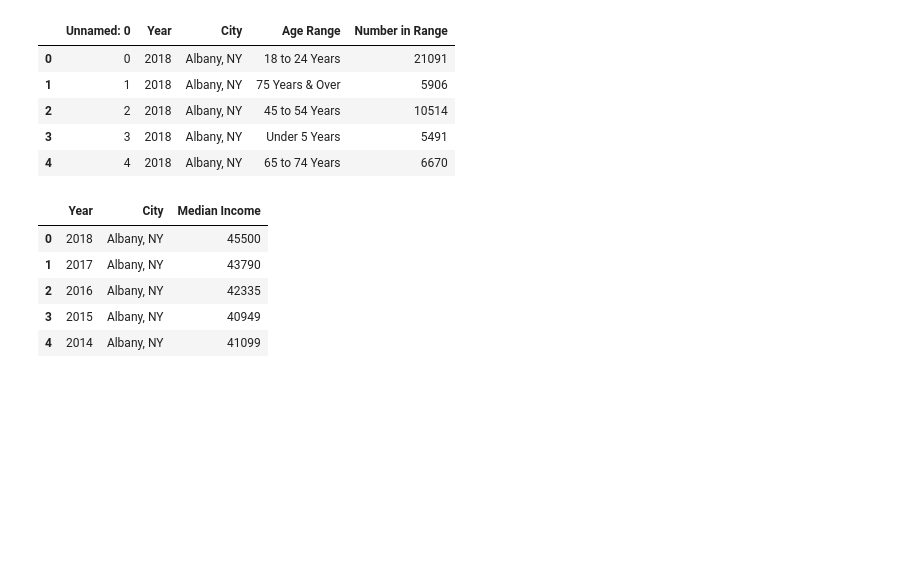
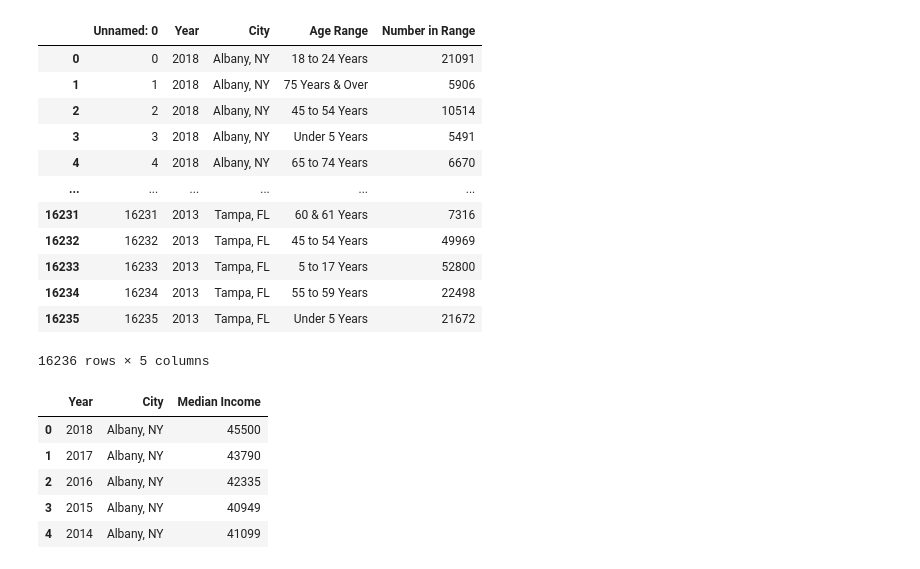
Before and after one commit to lauragtz/project_one, a Jupyter notebook: Avacado_Analysis_JK.ipynb, the cells around one changed output. Cells and saved outputs as stored; diff of their text form; code cells hidden in the pictures; blank space fills up the shorter version.

```diff
--- a/Avacado_Analysis_JK.ipynb
+++ b/Avacado_Analysis_JK.ipynb
@@ -5,14 +9,22 @@ import numpy as np
 # %%
 age_raw = 'Resources/Age_Data.csv'
 age_data = pd.read_csv(age_raw)
-age_data.head()
+age_data.drop_duplicates(inplace=True)
+age_data
 # %% [output]
 |  | Unnamed: 0 | Year | City | Age Range | Number in Range |
 | 0 | 0 | 2018 | Albany, NY | 18 to 24 Years | 21091 |
 | 1 | 1 | 2018 | Albany, NY | 75 Years & Over | 5906 |
 | 2 | 2 | 2018 | Albany, NY | 45 to 54 Years | 10514 |
 | 3 | 3 | 2018 | Albany, NY | Under 5 Years | 5491 |
 | 4 | 4 | 2018 | Albany, NY | 65 to 74 Years | 6670 |
+| ... | ... | ... | ... | ... | ... |
+| 16231 | 16231 | 2013 | Tampa, FL | 60 & 61 Years | 7316 |
+| 16232 | 16232 | 2013 | Tampa, FL | 45 to 54 Years | 49969 |
+| 16233 | 16233 | 2013 | Tampa, FL | 5 to 17 Years | 52800 |
+| 16234 | 16234 | 2013 | Tampa, FL | 55 to 59 Years | 22498 |
+| 16235 | 16235 | 2013 | Tampa, FL | Under 5 Years | 21672 |
+16236 rows × 5 columns
 # %%
 income_raw = 'Resources/Income_data.csv'
 income_data = pd.read_csv(income_raw)
```
Also changed, not shown: parts of 12 cells of this notebook, 2 other files.
